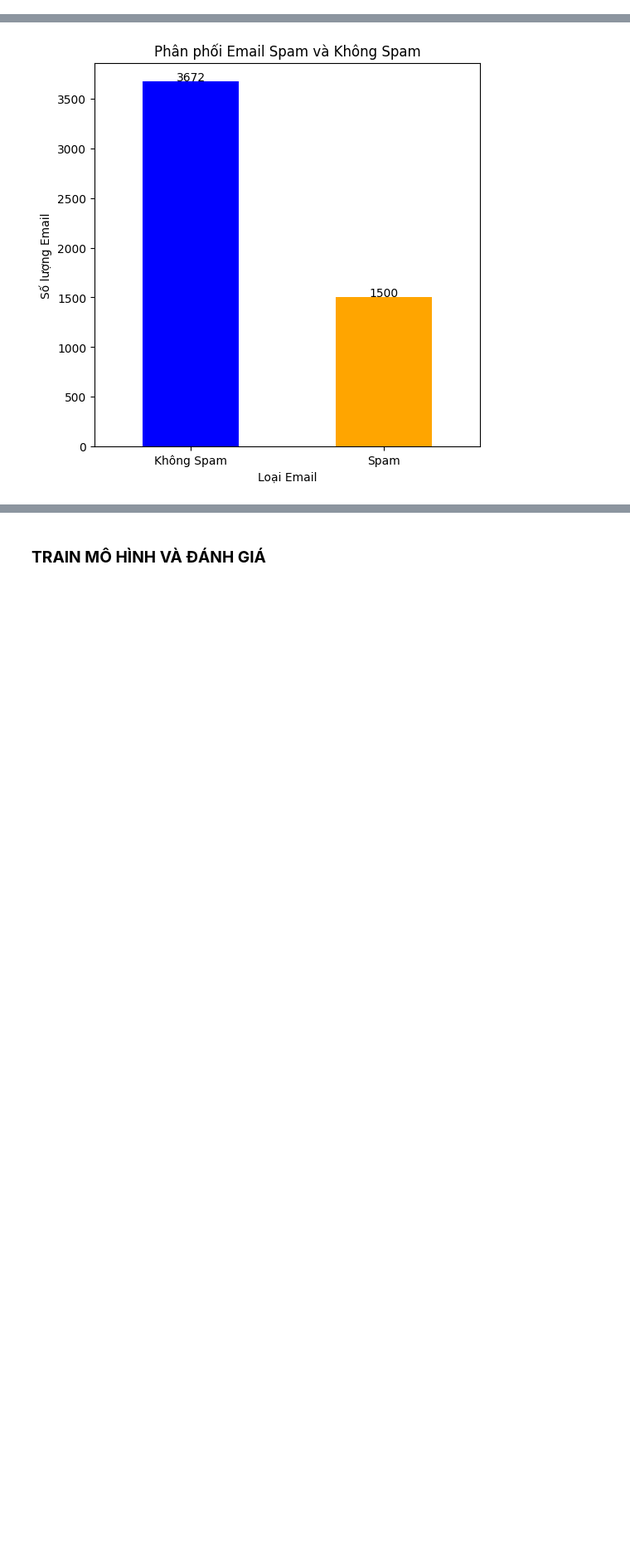
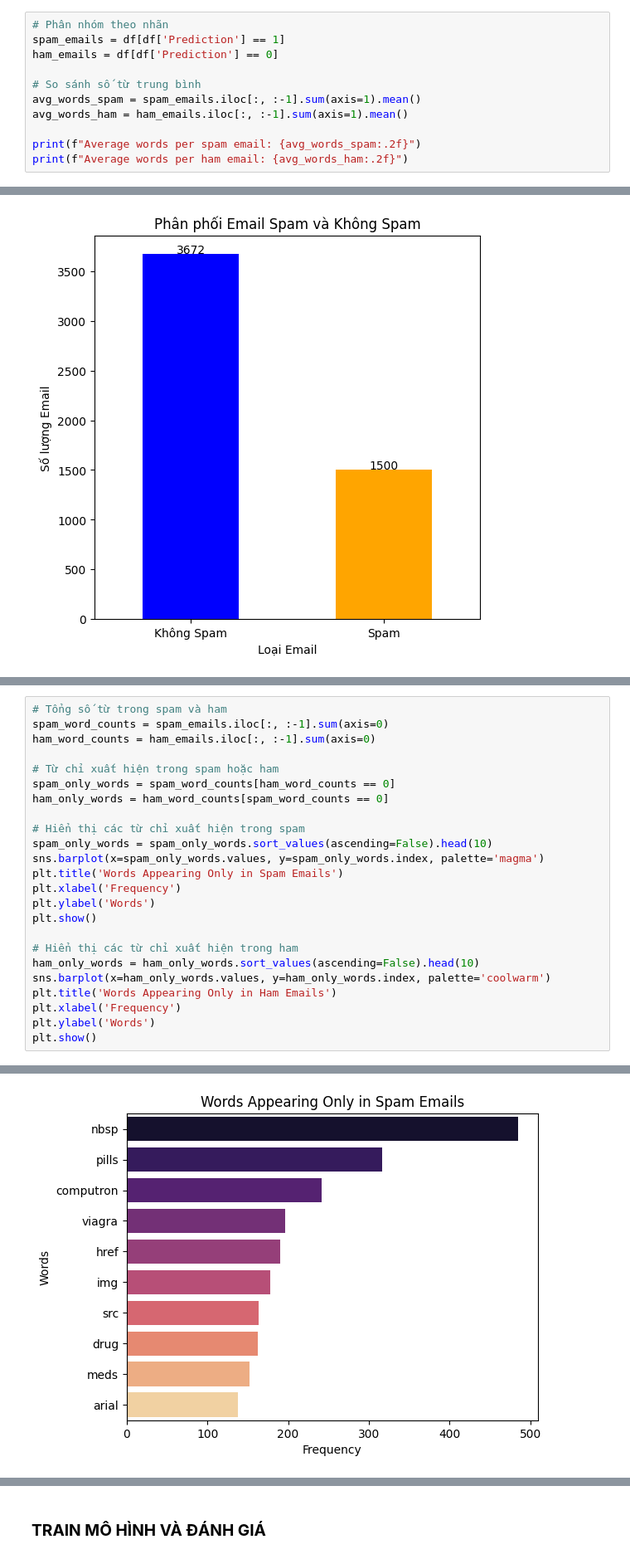
Before and after one commit to phunguyendinh/ml_emailspam_classification, a Jupyter notebook: email2.ipynb, the cells around one changed output, grey strips where cells are left out. Shown at 83% size. Cells and saved outputs as stored; diff of their text form; blank space fills up the shorter version.

```diff
--- a/email2.ipynb
+++ b/email2.ipynb
@@ -72,0 +80,11 @@ Name: Prediction, Length: 5172, dtype: int64
+# %%
+# Phân nhóm theo nhãn
+spam_emails = df[df['Prediction'] == 1]
+ham_emails = df[df['Prediction'] == 0]
+
+# So sánh số từ trung bình
+avg_words_spam = spam_emails.iloc[:, :-1].sum(axis=1).mean()
+avg_words_ham = ham_emails.iloc[:, :-1].sum(axis=1).mean()
+
+print(f"Average words per spam email: {avg_words_spam:.2f}")
+print(f"Average words per ham email: {avg_words_ham:.2f}")
@@ -102,0 +124,25 @@ plt.show()
+# %%
+# Tổng số từ trong spam và ham
+spam_word_counts = spam_emails.iloc[:, :-1].sum(axis=0)
+ham_word_counts = ham_emails.iloc[:, :-1].sum(axis=0)
+
+# Từ chỉ xuất hiện trong spam hoặc ham
+spam_only_words = spam_word_counts[ham_word_counts == 0]
+ham_only_words = ham_word_counts[spam_word_counts == 0]
+
+# Hiển thị các từ chỉ xuất hiện trong spam
+spam_only_words = spam_only_words.sort_values(ascending=False).head(10)
+sns.barplot(x=spam_only_words.values, y=spam_only_words.index, palette='magma')
+plt.title('Words Appearing Only in Spam Emails')
+plt.xlabel('Frequency')
+plt.ylabel('Words')
+plt.show()
+
+# Hiển thị các từ chỉ xuất hiện trong ham
+ham_only_words = ham_only_words.sort_values(ascending=False).head(10)
+sns.barplot(x=ham_only_words.values, y=ham_only_words.index, palette='coolwarm')
+plt.title('Words Appearing Only in Ham Emails')
+plt.xlabel('Frequency')
+plt.ylabel('Words')
+plt.show()
+# %% [output]
@@ -102,0 +152 @@ plt.show()
+[figure, added]
```
Also changed, not shown: parts of 9 cells of this notebook, 25 other files.
